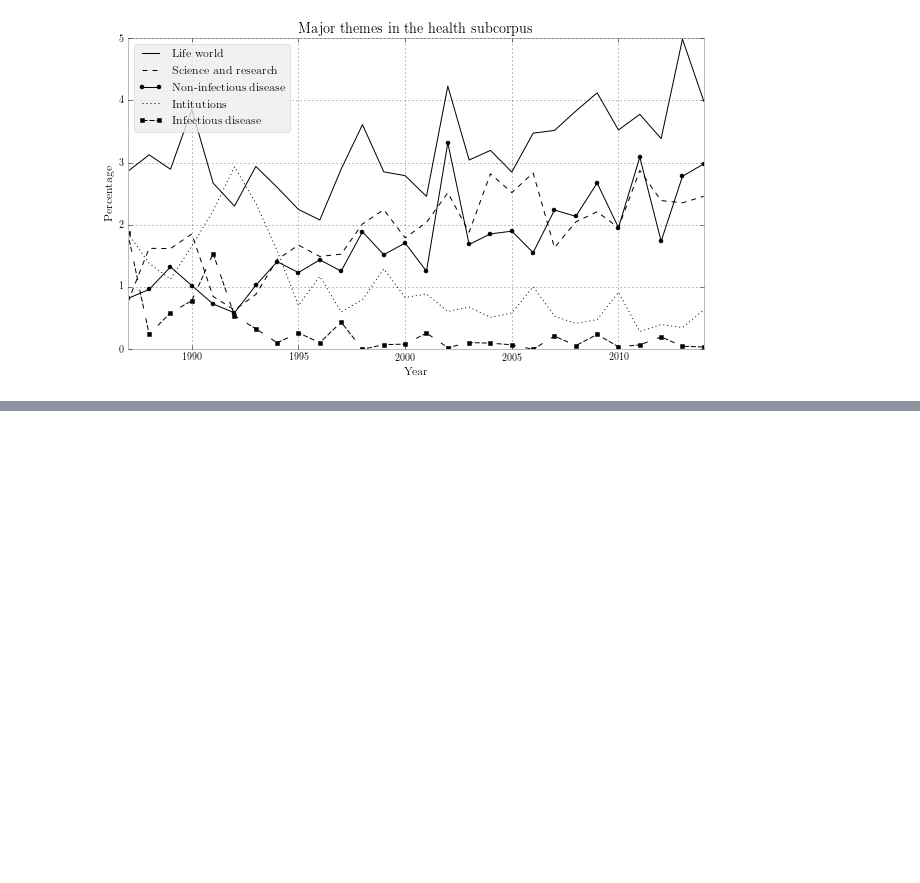
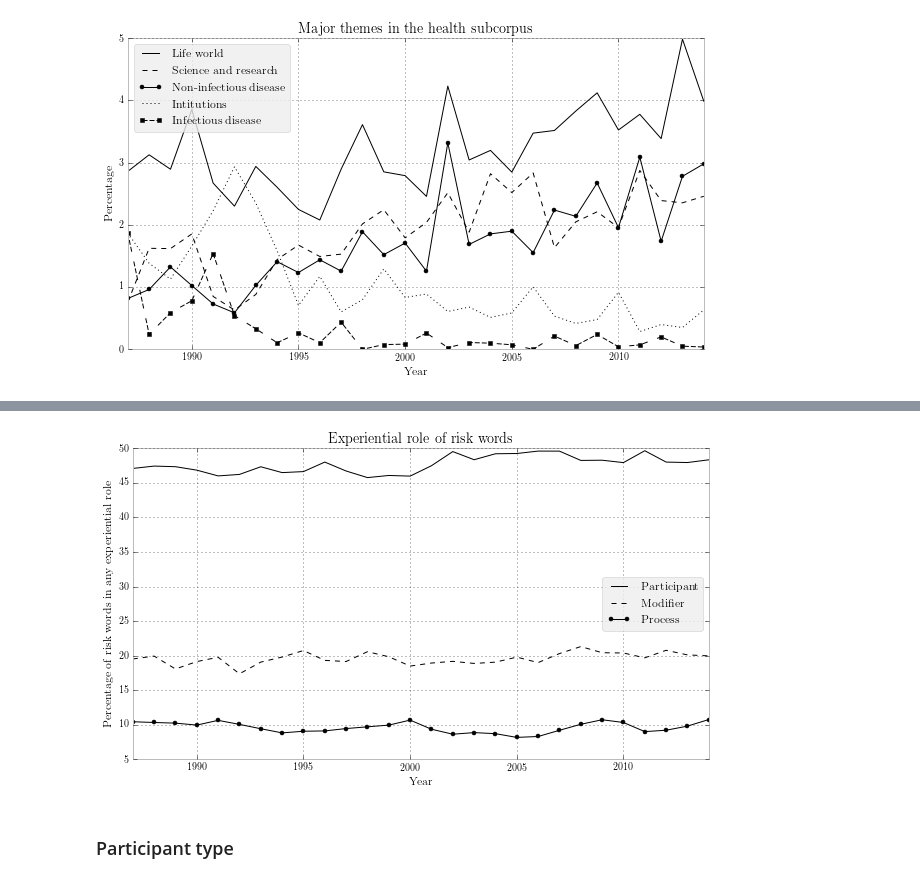
Before and after one commit to interrogator/risk, a Jupyter notebook: book_chapter_figures.ipynb, the cells around one changed output, grey strips where cells are left out. Cells and saved outputs as stored; diff of their text form; code cells hidden in the pictures; blank space fills up the shorter version.

Commit message:
images, documentation

```diff
--- a/book_chapter_figures.ipynb
+++ b/book_chapter_figures.ipynb
@@ -562,0 +604,11 @@ plotter('Major themes in the health subcorpus', themes.results,
+# %%
+all_riskwords = load_result('coll_govs_with_pos')
+#allwords = r['allwords']
+govs = load_result('coll_govs_with_pos')
+from collections import OrderedDict
+exp_roles = OrderedDict({'Process': r'(?i)^(root:root|dobj:.*?:(run|take|pose)|prep_at:v[a-z]*:put)$',
+            'Participant': r'(?i)^((xsubj|nsubj|nsubjpass|acomp|agent|appos|dobj|iobj):.*|prep_[a-z]*:v.*?:.*)$',
+            'Modifier': r'(?i)^((advmod|vmod|amod|nn):.*$|(prep_[a-z]*:n))'})
+#exp_roles = OrderedDict(sorted(exp_roles.items(), key=lambda t: t[0]), reverse)
+for name, regex in exp_roles.items():
+    govs = editor(govs.results, merge_entries = regex, newname = name)
@@ -562,0 +655,3 @@ plotter('Major themes in the health subcorpus', themes.results,
+# %%
+govs.results['Process'] = govs.results['Process'] - copula
+govs.results['Participant'] = govs.results['Participant'] + copula
@@ -562,0 +684,5 @@ plotter('Major themes in the health subcorpus', themes.results,
+# %%
+all_riskwords = load_result('coll_govs_with_pos')
+# %%
+rel_govs = editor(govs.results, '%', all_riskwords.totals,
+              skip_subcorpora = 1963, sort_by = 'total', just_entries = exp_roles.keys())
@@ -562,0 +703,5 @@ plotter('Major themes in the health subcorpus', themes.results,
+# %%
+plotter('Experiential role of risk words', rel_govs.results,
+        y_label = 'Percentage of risk words in any experiential role',
+    style = 'bmh', figsize = (10, 6), black_and_white = True, save = 'Exp-role-final')
+# %% [output]
@@ -562,0 +709,3 @@ plotter('Major themes in the health subcorpus', themes.results,
+[figure, added]
+# %% [markdown]
+### Participant type
```
Also changed, not shown: parts of 32 cells of this notebook, 6 other files.
